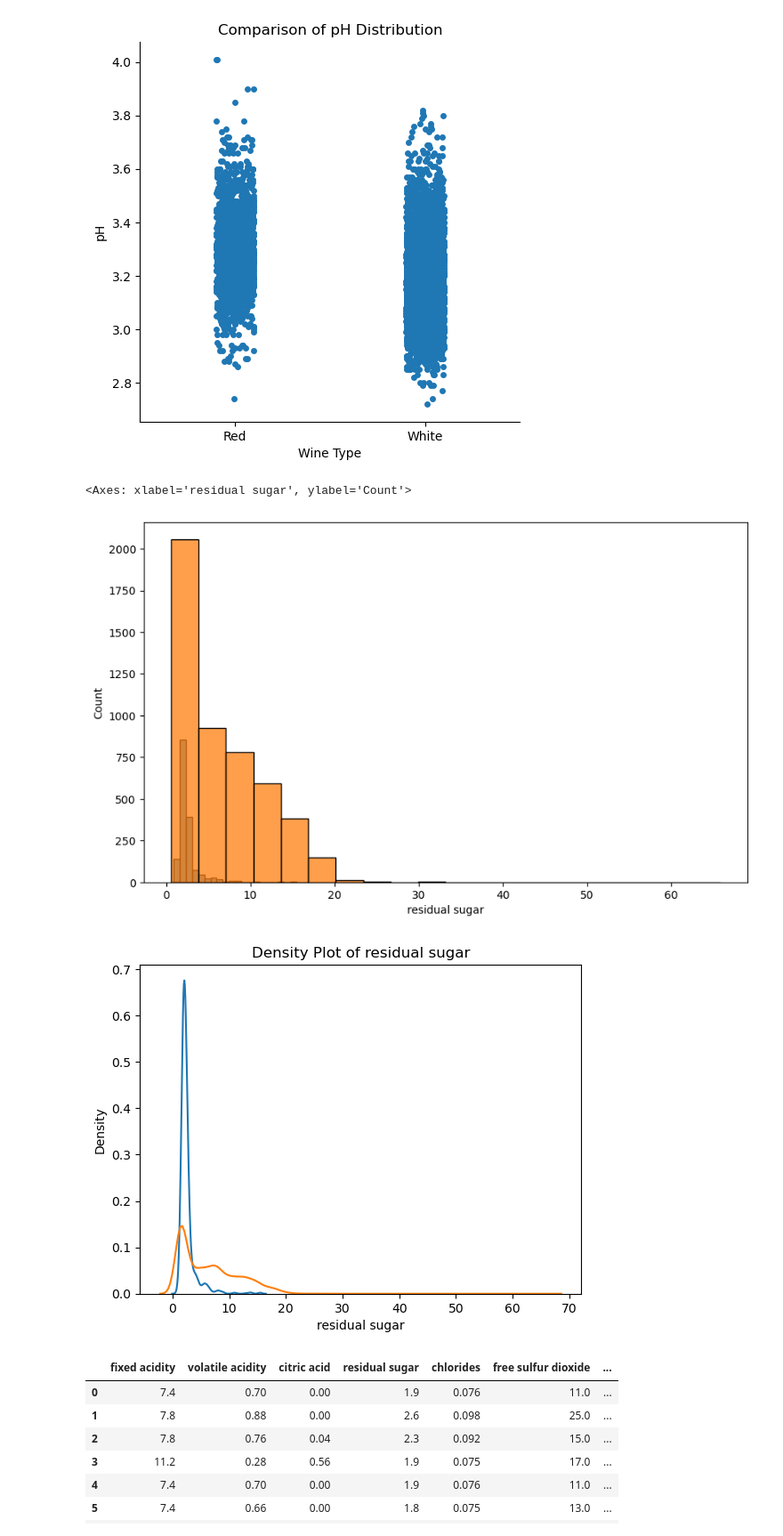
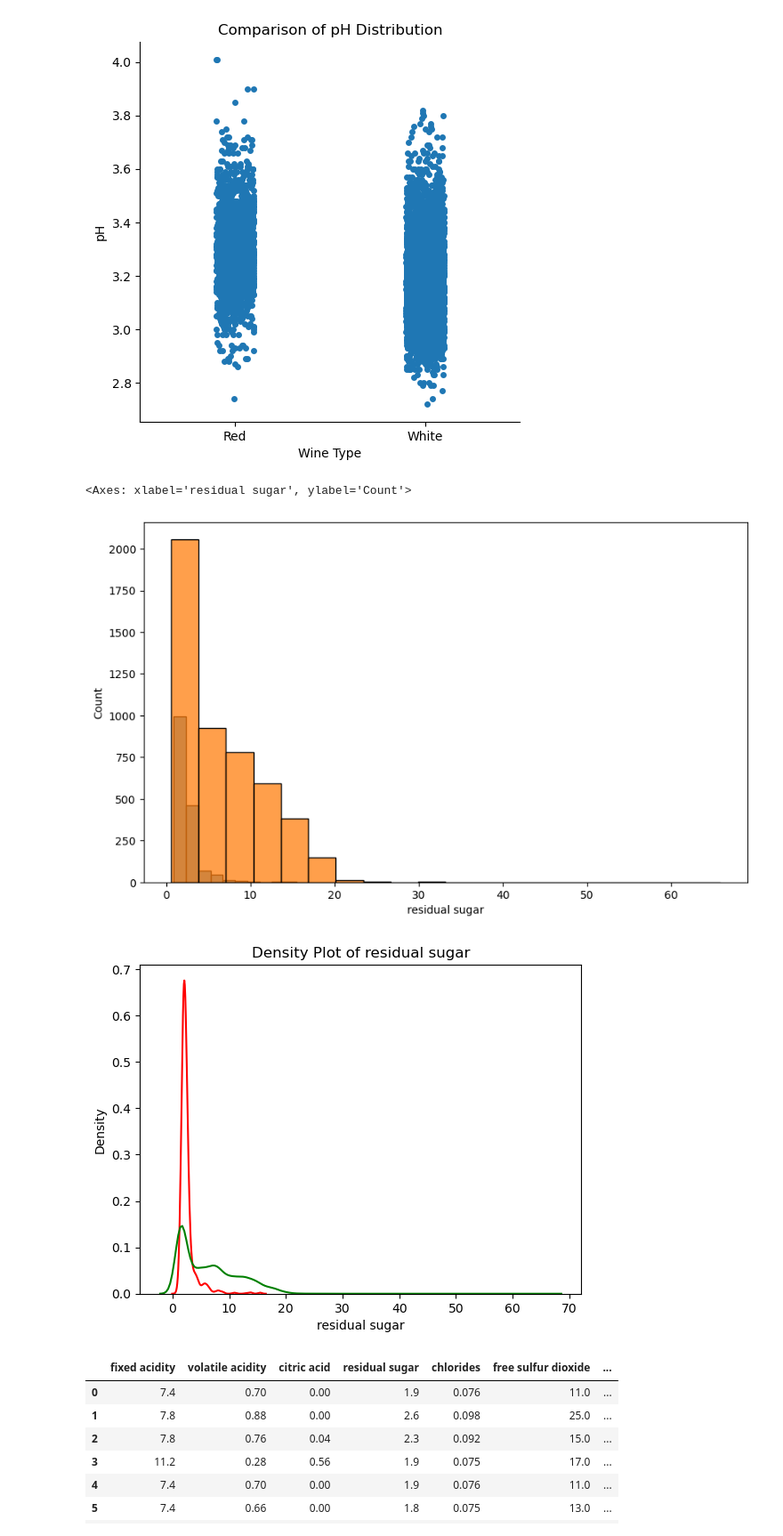
Before and after one commit to Sudha25a/Projects-2, a Jupyter notebook: wine_project.ipynb, the cells around one changed output. Shown at 89% size. Saved outputs shown, nothing was run; the diff lists cells and outputs as text; code cells hidden in the pictures.

```diff
--- a/wine_project.ipynb
+++ b/wine_project.ipynb
@@ -96,27 +96,27 @@ plt.show()
 plt.figure(figsize=(10,6))
 variable = 'residual sugar'
 # Create a histogram with 20 bins
-sns.histplot(Redwine[variable], bins=20)
+sns.histplot(Redwine[variable], bins=10)
 sns.histplot(Whitewine[variable], bins=20)
 # %% [output]
 <Axes: xlabel='residual sugar', ylabel='Count'>
-[figure, old version]
+[figure, new version]
 # %%
 #https://seaborn.pydata.org/search.html?q=kdeplot#
 variable = 'residual sugar'
-sns.kdeplot(Redwine[variable])
+sns.kdeplot(Redwine[variable], color ='r')
 # sns.kdeplot(Redwine[variable], shade=True)
-sns.kdeplot(Whitewine[variable])
+sns.kdeplot(Whitewine[variable], color ='g')
 # sns.kdeplot(Whitewine[variable], shade=True)
 
 plt.title(f'Density Plot of {variable}')
 plt.xlabel(variable)
 plt.ylabel('Density')
 
 # Show the plot
 plt.show()
 # %% [output]
-[figure, old version]
+[figure, new version]
 # %%
 Redwine.head(10)
 # %% [output]
```
Also changed, not shown: 2 other files.
